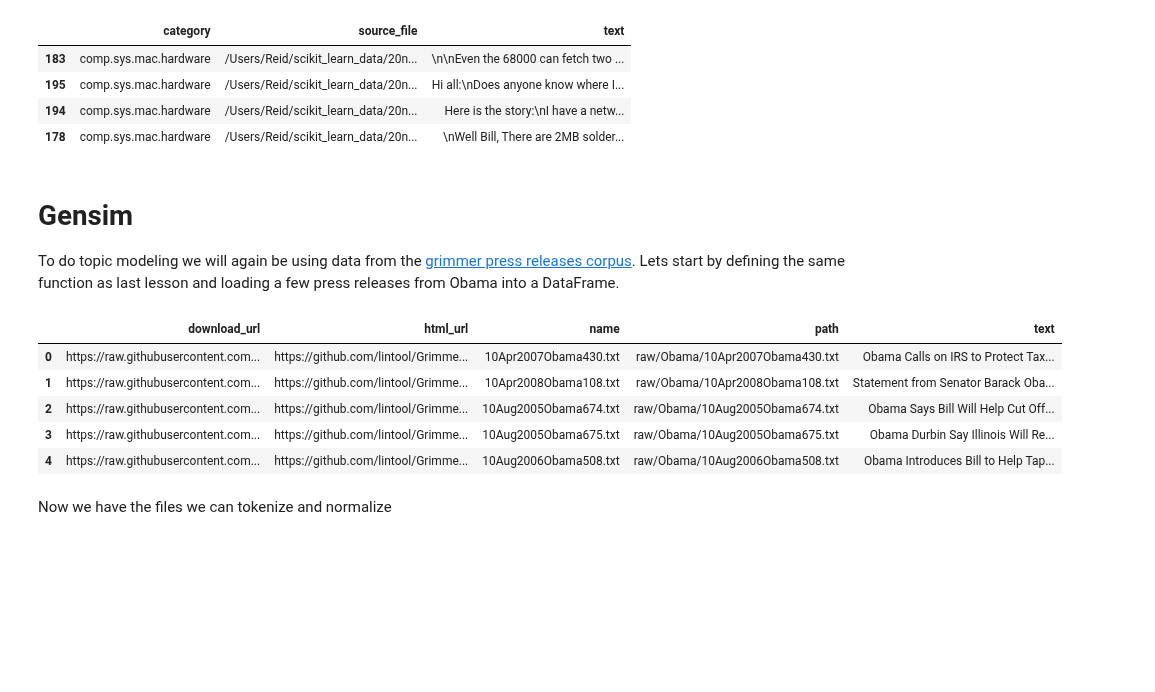
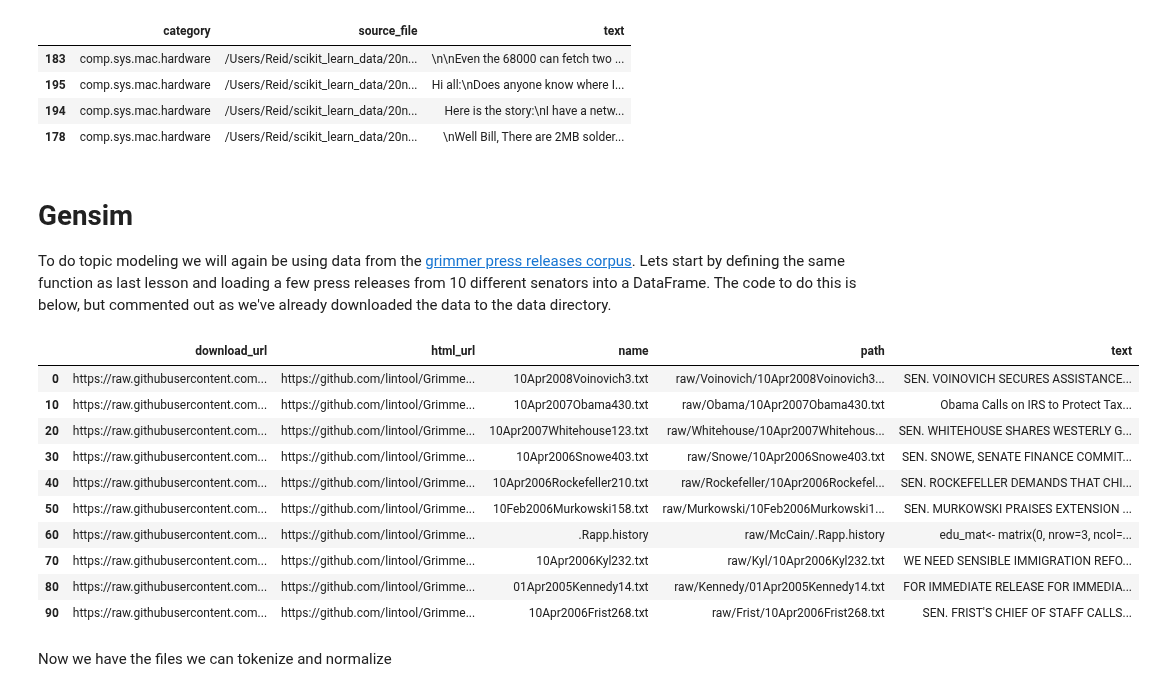
Before and after one commit to KnowledgeLab/content_analysis, a Jupyter notebook: notebooks/3-Clustering-and-Topic-Modeling.ipynb, the cells around one changed output. Cells and saved outputs as stored; diff of their text form; code cells hidden in the pictures; blank space fills up the shorter version.

Commit message:
topic modling stuff

```diff
--- a/notebooks/3-Clustering-and-Topic-Modeling.ipynb
+++ b/notebooks/3-Clustering-and-Topic-Modeling.ipynb
@@ -472,7 +472,7 @@ newsgroupsDF.iloc[clusterLeaders[0]]
 # %% [markdown]
 # Gensim
 
-To do topic modeling we will again be using data from the [grimmer press releases corpus](ttps://github.com/lintool/GrimmerSenatePressReleases). Lets start by defining the same function as last lesson and loading a few press releases from Obama into a DataFrame.
+To do topic modeling we will again be using data from the [grimmer press releases corpus](ttps://github.com/lintool/GrimmerSenatePressReleases). Lets start by defining the same function as last lesson and loading a few press releases from 10 different senators into a DataFrame. The code to do this is below, but commented out as we've already downloaded the data to the data directory.
 # %%
 def getGithubFiles(target, maxFiles = 100):
     #We are setting a max so our examples don't take too long to run
@@ -481,40 +481,63 @@ def getGithubFiles(target, maxFiles = 100):
         'name' : [], #The name of the file
         'text' : [], #The text of the file, watch out for binary files
         'path' : [], #The path in the git repo to the file
         'html_url' : [], #The url to see the file on Github
         'download_url' : [], #The url to download the file
     }
 
     #Get the directory information from Github
     r = requests.get(target)
 
     #Check for rate limiting
     if r.status_code != 200:
         raise RuntimeError("Github didn't like your request, you have probably been rate limited.")
     filesLst = json.loads(r.text)
 
     for fileDict in filesLst[:maxFiles]:
         #These are provided by the directory
         releasesDict['name'].append(fileDict['name'])
         releasesDict['path'].append(fileDict['path'])
         releasesDict['html_url'].append(fileDict['html_url'])
         releasesDict['download_url'].append(fileDict['download_url'])
 
         #We need to download the text though
         text = requests.get(fileDict['download_url']).text
         releasesDict['text'].append(text)
 
     return pandas.DataFrame(releasesDict)
 
-obReleases = getGithubFiles('https://api.github.com/repos/lintool/GrimmerSenatePressReleases/contents/raw/Obama', maxFiles = 20)
-obReleases[:5]
+targetSenators = ['Voinovich', 'Obama', 'Whitehouse', 'Snowe', 'Rockefeller', 'Murkowski', 'McCain', 'Kyl', 'Kennedy', 'Frist']
+
+"""
+senReleasesTraining = pandas.DataFrame()
+senReleasesTesting = pandas.DataFrame()
+
+for senator in targetSenators:
+    print("Fetching {}'s data".format(senator))
+    targetDF = getGithubFiles('https://api.github.com/repos/lintool/GrimmerSenatePressReleases/contents/raw/{}'.format(senator), maxFiles = 20)
+    targetDF['senator'] = senator
+    senReleasesTraining = senReleasesTraining.append(targetDF[:10], ignore_index = True)
+    senReleasesTesting = senReleasesTesting.append(targetDF[10:], ignore_index = True)
+
+senReleasesTraining.to_csv("data/senReleasesTraining.csv")
+senReleasesTesting.to_csv("data/senReleasesTesting.csv")
+"""
+senReleasesTraining = pandas.DataFrame.from_csv("data/senReleasesTraining.csv")
+senReleasesTesting = pandas.DataFrame.from_csv("data/senReleasesTesting.csv")
+
+senReleasesTraining[::10]
 # %% [output]
 |  | download_url | html_url | name | path | text |
-| 0 | https://raw.githubusercontent.com... | https://github.com/lintool/Grimme... | 10Apr2007Obama430.txt | raw/Obama/10Apr2007Obama430.txt | Obama Calls on IRS to Protect Tax... |
-| 1 | https://raw.githubusercontent.com... | https://github.com/lintool/Grimme... | 10Apr2008Obama108.txt | raw/Obama/10Apr2008Obama108.txt | Statement from Senator Barack Oba... |
-| 2 | https://raw.githubusercontent.com... | https://github.com/lintool/Grimme... | 10Aug2005Obama674.txt | raw/Obama/10Aug2005Obama674.txt | Obama Says Bill Will Help Cut Off... |
-| 3 | https://raw.githubusercontent.com... | https://github.com/lintool/Grimme... | 10Aug2005Obama675.txt | raw/Obama/10Aug2005Obama675.txt | Obama Durbin Say Illinois Will Re... |
-| 4 | https://raw.githubusercontent.com... | https://github.com/lintool/Grimme... | 10Aug2006Obama508.txt | raw/Obama/10Aug2006Obama508.txt | Obama Introduces Bill to Help Tap... |
+| 0 | https://raw.githubusercontent.com... | https://github.com/lintool/Grimme... | 10Apr2008Voinovich3.txt | raw/Voinovich/10Apr2008Voinovich3... | SEN. VOINOVICH SECURES ASSISTANCE... |
+| 10 | https://raw.githubusercontent.com... | https://github.com/lintool/Grimme... | 10Apr2007Obama430.txt | raw/Obama/10Apr2007Obama430.txt | Obama Calls on IRS to Protect Tax... |
+| 20 | https://raw.githubusercontent.com... | https://github.com/lintool/Grimme... | 10Apr2007Whitehouse123.txt | raw/Whitehouse/10Apr2007Whitehous... | SEN. WHITEHOUSE SHARES WESTERLY G... |
+| 30 | https://raw.githubusercontent.com... | https://github.com/lintool/Grimme... | 10Apr2006Snowe403.txt | raw/Snowe/10Apr2006Snowe403.txt | SEN. SNOWE, SENATE FINANCE COMMIT... |
+| 40 | https://raw.githubusercontent.com... | https://github.com/lintool/Grimme... | 10Apr2006Rockefeller210.txt | raw/Rockefeller/10Apr2006Rockefel... | SEN. ROCKEFELLER DEMANDS THAT CHI... |
+| 50 | https://raw.githubusercontent.com... | https://github.com/lintool/Grimme... | 10Feb2006Murkowski158.txt | raw/Murkowski/10Feb2006Murkowski1... | SEN. MURKOWSKI PRAISES EXTENSION ... |
+| 60 | https://raw.githubusercontent.com... | https://github.com/lintool/Grimme... | .Rapp.history | raw/McCain/.Rapp.history | edu_mat<- matrix(0, nrow=3, ncol=... |
+| 70 | https://raw.githubusercontent.com... | https://github.com/lintool/Grimme... | 10Apr2006Kyl232.txt | raw/Kyl/10Apr2006Kyl232.txt | WE NEED SENSIBLE IMMIGRATION REFO... |
+| 80 | https://raw.githubusercontent.com... | https://github.com/lintool/Grimme... | 01Apr2005Kennedy14.txt | raw/Kennedy/01Apr2005Kennedy14.txt | FOR IMMEDIATE RELEASE FOR IMMEDIA... |
+| 90 | https://raw.githubusercontent.com... | https://github.com/lintool/Grimme... | 10Apr2006Frist268.txt | raw/Frist/10Apr2006Frist268.txt | SEN. FRIST'S CHIEF OF STAFF CALLS... |
 # %% [markdown]
 Now we have the files we can tokenize and normalize
 # %%
```
Also changed, not shown: parts of 23 cells of this notebook, 3 other files.
